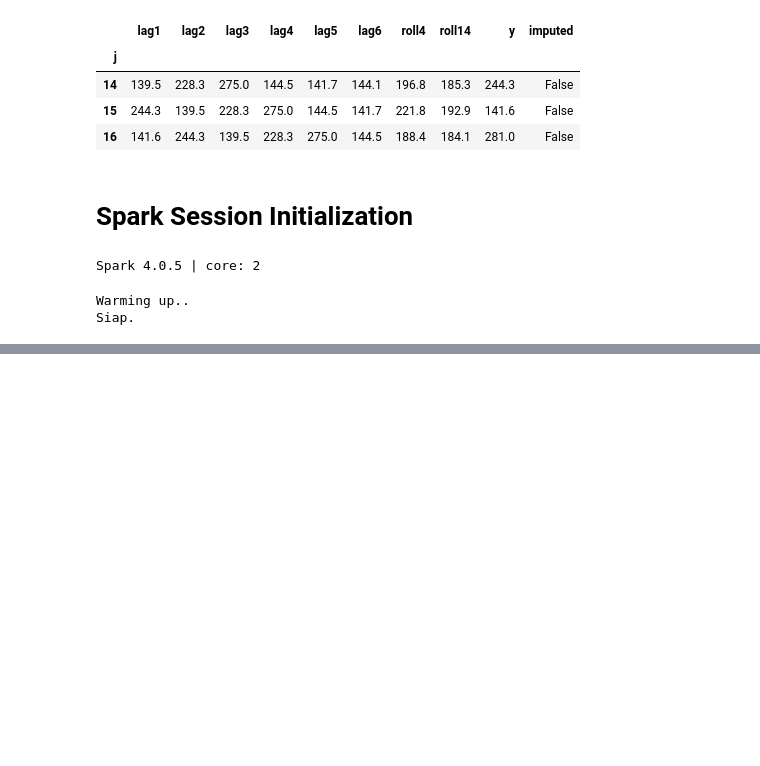
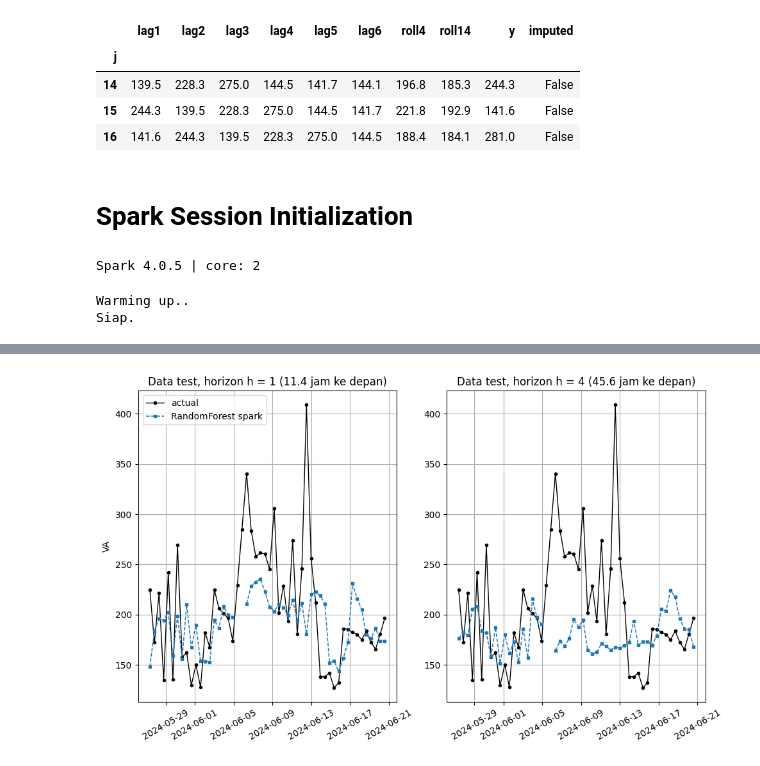
Before and after one commit to axelkrnwn/tes, a Jupyter notebook: code.ipynb, the cells around one changed output, grey strips where cells are left out. Saved outputs shown, nothing was run; the diff lists cells and outputs as text; code cells hidden in the pictures; blank space fills up the shorter version.

```diff
--- a/code.ipynb
+++ b/code.ipynb
@@ -279,0 +263,11 @@ GradientBoosting  CV-RMSE= 55.457 | tuning 168.5s (16 fit) | terbaik: {'maxDepth
+# %%
+rows = []
+for nm in PRED:
+    for h in H_LIST:
+        for s in ("val", "test"):
+            j = np.array([j for j in SPLITS[s] if not imp[j]])
+            rows.append({"model": nm, "h": h, "split": s, **metrics(y[j], PRED[nm][h][j])})
+R = pd.DataFrame(rows)
+t1 = R[R.h == 1].pivot(index="model", columns="split", values=["RMSE", "MAE", "MASE"]).swaplevel(axis=1).sort_index(axis=1)
+t1 = t1[["test", "val"]].sort_values(("val", "RMSE")).round(3)
+t1
@@ -279,0 +281,10 @@ GradientBoosting  CV-RMSE= 55.457 | tuning 168.5s (16 fit) | terbaik: {'maxDepth
+# %%
+pv = R.pivot_table(index="model", columns=["split", "h"], values="RMSE")
+multi = pd.DataFrame({f"h={h} (test)": pv[("test", h)] for h in H_LIST})
+multi["mean (test)"] = multi.mean(axis=1)
+multi["MASE mean (test)"] = R[R.split == "test"].groupby("model")["MASE"].mean()
+multi = multi.sort_values("mean (test)").round(2)
+display(multi)
+
+BEST = multi.index[0]
+print("best model by mean:", BEST)
@@ -279,0 +298,22 @@ GradientBoosting  CV-RMSE= 55.457 | tuning 168.5s (16 fit) | terbaik: {'maxDepth
+# %%
+j = np.arange(i_va, N)
+idx = ys.index
+plt.figure(figsize=(10,6))
+plt.subplot(1,2,1)
+plt.title(f"Data test, horizon h = 1 (11.4 jam ke depan)");
+plt.plot(idx[j], y[j], "o-", ms=3, lw=1, color="black", label="actual")
+plt.plot(idx[j],PRED[BEST][1][j], "s--", ms=3, lw=1.1, color="tab:blue", label=BEST)
+plt.tick_params(axis="x", rotation=30)
+plt.ylabel('VA')
+plt.legend()
+plt.grid()
+plt.subplot(1,2,2)
+plt.title(f"Data test, horizon h = 4 (45.6 jam ke depan)");
+plt.plot(idx[j],y[j], "o-", ms=3, lw=1, color="black", label="actual")
+plt.plot(idx[j],PRED[BEST][4][j], "s--", ms=3, lw=1.1, color="tab:blue", label=BEST)
+plt.tight_layout()
+plt.grid()
+plt.tick_params(axis="x", rotation=30)
+plt.show()
+# %% [output]
+[figure, added]
```
Also changed, not shown: parts of 5 cells of this notebook.
